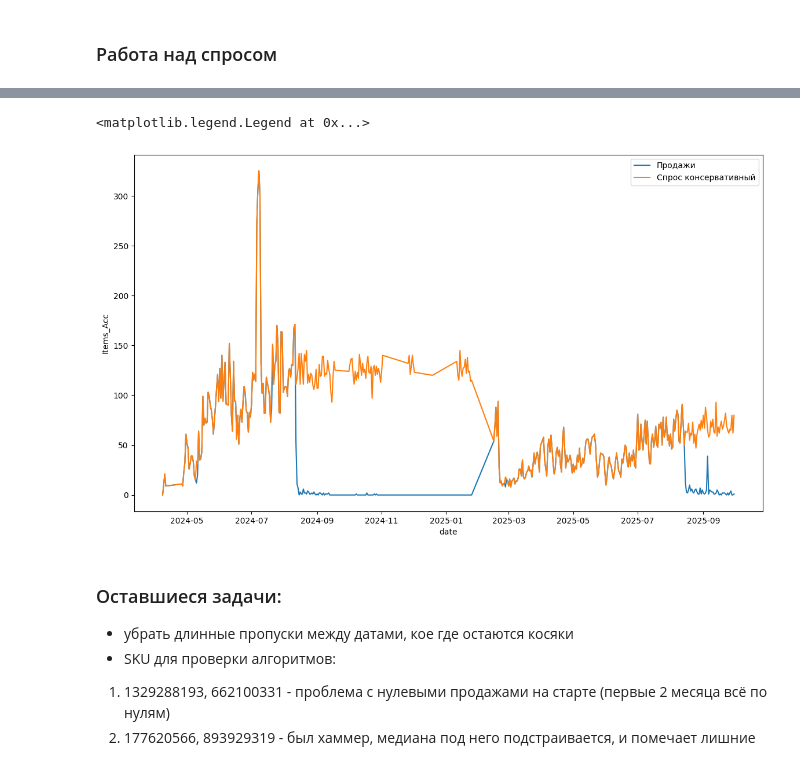
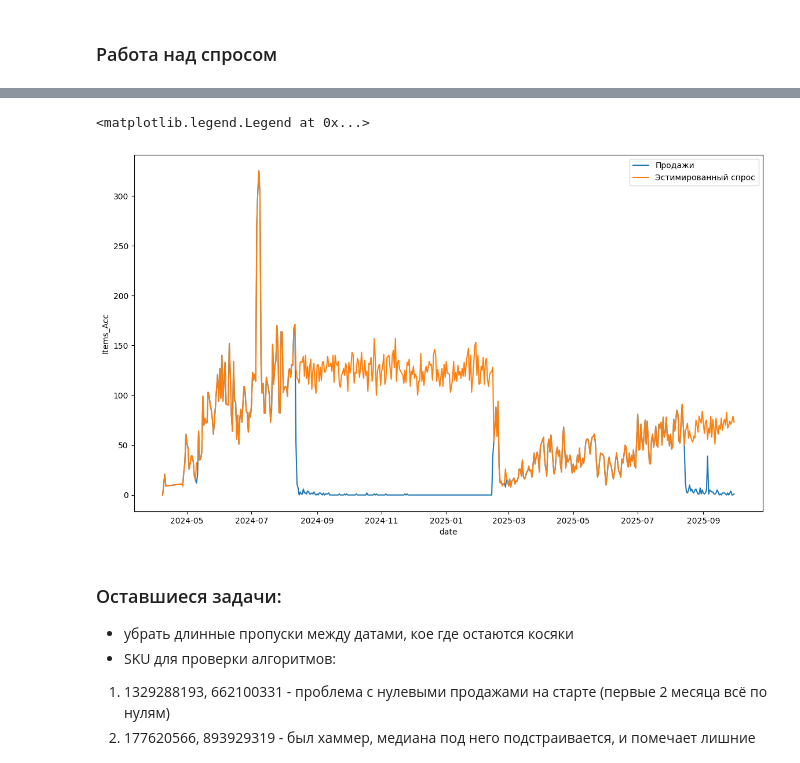
Before and after one commit to faibus/Diploma-Demand-forecasting, a Jupyter notebook: demand-restoration.ipynb, the cells around one changed output, grey strips where cells are left out. Saved outputs shown, nothing was run; the diff lists cells and outputs as text; code cells hidden in the pictures.

```diff
--- a/demand-restoration.ipynb
+++ b/demand-restoration.ipynb
@@ -399,7 +403,7 @@ filtered_df
 - Если в датасете товар отсутствует больше 11 дней подряд -> удаляем эти строки
 - Иначе - оставляем строки для дальнейшего восстановления спроса
 # %%
-def remove_long_stock_breaks_by_zero_runs(df, max_break_days=11):
+def remove_long_stock_breaks_by_zero_runs(df, max_break_days=32):
     d = df.copy()
     d["date"] = pd.to_datetime(d["date"])
     d = d.sort_values(["SKU_id", "date"])
@@ -423,7 +427,7 @@ def remove_long_stock_breaks_by_zero_runs(df, max_break_days=11):
     return out
 
 # Запускаем очистку
-filtered_df = remove_long_stock_breaks_by_zero_runs(filtered_df, max_break_days=11)
+filtered_df = remove_long_stock_breaks_by_zero_runs(filtered_df, max_break_days=32)
 filtered_df
 # %% [output]
 |  | SKU_id | date | stock_qty |
@@ -628,13 +632,13 @@ result_df
 # %%
 import seaborn as sns
 
 plt.figure(figsize=(14, 8))
 sns.lineplot(x = 'date', y = 'Items_Acc', data = result_df.query(" SKU_id == 907323049"), label = 'Продажи')
-sns.lineplot(x = 'date', y = 'real_demand', data = result_df.query(" SKU_id == 907323049"), label = 'Спрос консервативный')
+sns.lineplot(x = 'date', y = 'real_demand', data = result_df.query(" SKU_id == 907323049"), label = 'Эстимированный спрос')
 plt.legend()
 # %% [output]
 <matplotlib.legend.Legend at 0x...>
-[figure, old version]
+[figure, new version]
 # %% [markdown]
 ### Оставшиеся задачи:
 - убрать длинные пропуски между датами, кое где остаются косяки
```
Also changed, not shown: parts of 5 cells of this notebook, 1 other file.
